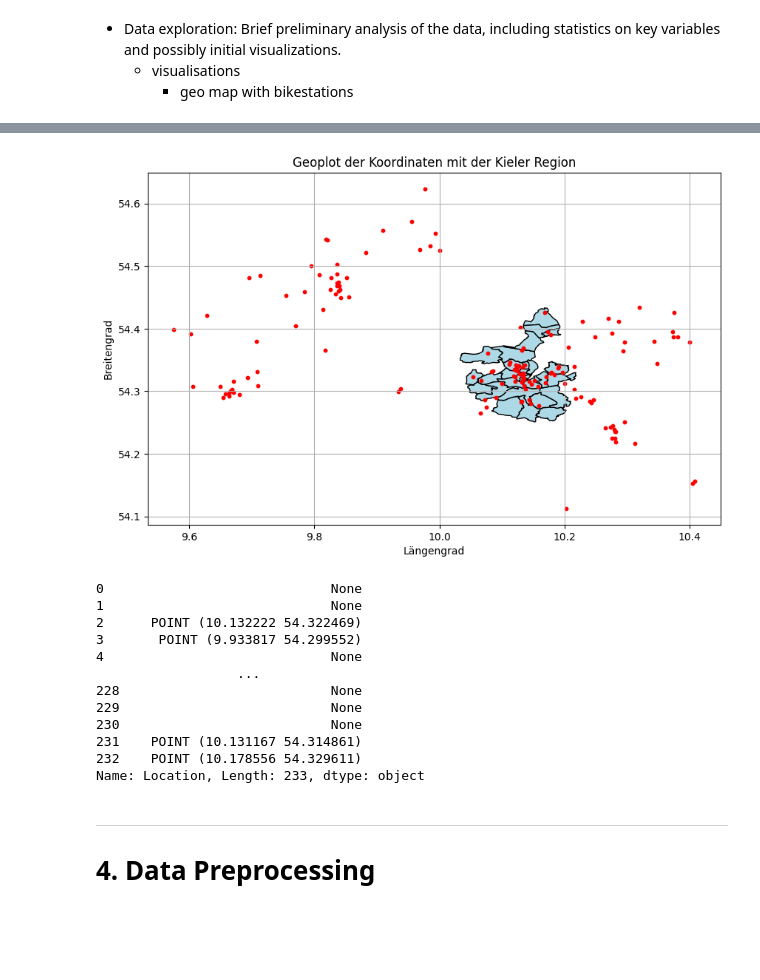
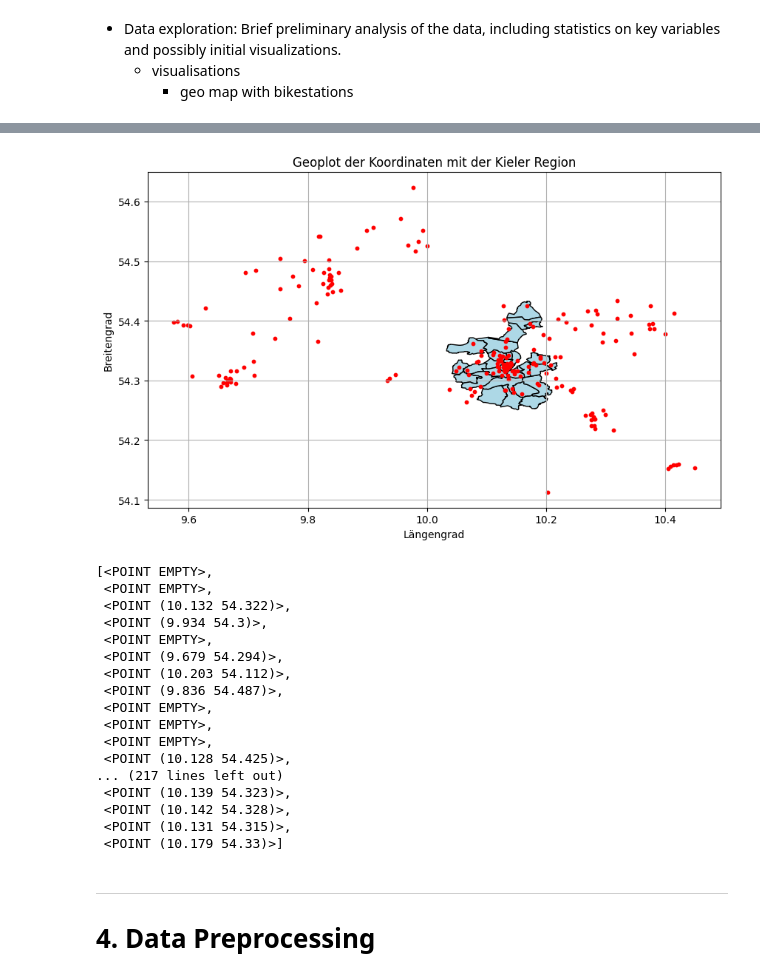
Before and after one commit to MrMysticus/Application_Project_2024, a Jupyter notebook: Master_Document.ipynb, the cells around one changed output, grey strips where cells are left out. Drawn from its saved outputs; the diff is of its cells as text; code cells hidden in the pictures; blank space fills up the shorter version.

```diff
--- a/Master_Document.ipynb
+++ b/Master_Document.ipynb
@@ -207,63 +300,50 @@ geo.head(3)
 # %%
-# Beispielkoordinaten
-# coordinates_list = [(10.122253, 54.341647), (10.3, 54.5), (10.5, 54.4)]  # Füge hier deine Koordinaten ein
-
-def extract_coordinates(location):
-    """ Annahme: 'location' enthält Tupel aus (Längengrad, Breitengrad) """
-    # return Point(location_str)
-    try:
-        # Konvertiere den String in eine Liste von Koordinaten
-        if isinstance(location, str):
-            location = ast.literal_eval(location)
-        # Erstelle Point, nur wenn es eine valide Liste von zwei Koordinaten ist
-        if isinstance(location, list) and len(location) == 2:
-            return Point(location[0], location[1])
-    except (ValueError, SyntaxError):
-        pass
-    return None
-
-# Erstelle eine GeoSeries aus den Koordinaten, indem du für jede Koordinate einen Point erstellst
-geometry = geo_data['Location'].apply(extract_coordinates)
+geometry = [Point(xy) for xy in zip(geo_data['Longitude'], geo_data['Latitude'])]
 
 # Erstelle ein GeoDataFrame mit der Spalte 'geometry'
-gdf_points = gpd.GeoDataFrame(geometry=geometry)
+gdf_points = gpd.GeoDataFrame(geo_data, geometry=geometry)
 
 gdf_region = geo # geo
 
 #########
 # Plotte die Karte
 fig, ax = plt.subplots(figsize=(10, 10))
 
 # Zeichne die Region
 gdf_region.plot(ax=ax, color='lightblue', edgecolor='black')
 
 # Zeichne die Punkte
 gdf_points.plot(ax=ax, marker='o', color='red', markersize=10)
 
 plt.title('Geoplot der Koordinaten mit der Kieler Region')
 plt.xlabel('Längengrad')
 plt.ylabel('Breitengrad')
 plt.grid(True)
 
 # Zeige die Karte
 plt.show()
 # %% [output]
-[figure, old version]
+[figure, new version]
 # %%
 geometry
 # %% [output]
-0                             None
-1                             None
-2      POINT (10.132222 54.322469)
-3       POINT (9.933817 54.299552)
-4                             None
-                  ...
-228                           None
-229                           None
-230                           None
-231    POINT (10.131167 54.314861)
-232    POINT (10.178556 54.329611)
-Name: Location, Length: 233, dtype: object
+[<POINT EMPTY>,
+ <POINT EMPTY>,
+ <POINT (10.132 54.322)>,
+ <POINT (9.934 54.3)>,
+ <POINT EMPTY>,
+ <POINT (9.679 54.294)>,
+ <POINT (10.203 54.112)>,
+ <POINT (9.836 54.487)>,
+ <POINT EMPTY>,
+ <POINT EMPTY>,
+ <POINT EMPTY>,
+ <POINT (10.128 54.425)>,
+... (217 lines left out)
+ <POINT (10.139 54.323)>,
+ <POINT (10.142 54.328)>,
+ <POINT (10.131 54.315)>,
+ <POINT (10.179 54.33)>]
 # %% [markdown]
 ***
 # 4. Data Preprocessing
```
Also changed, not shown: parts of 12 cells of this notebook.
